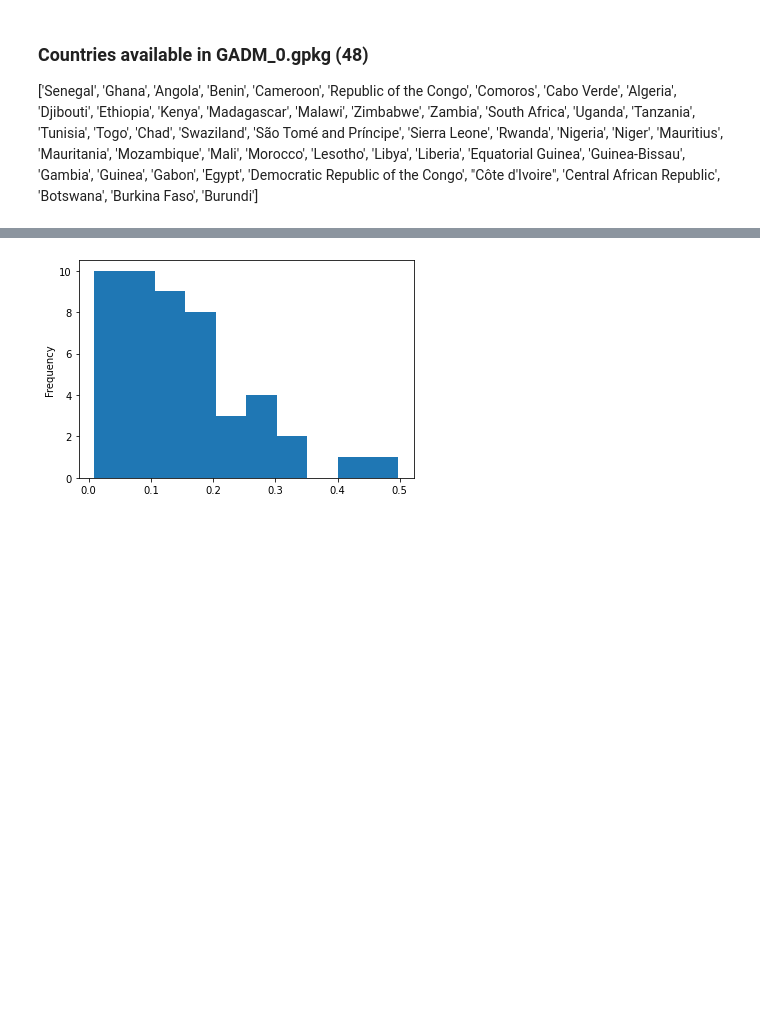
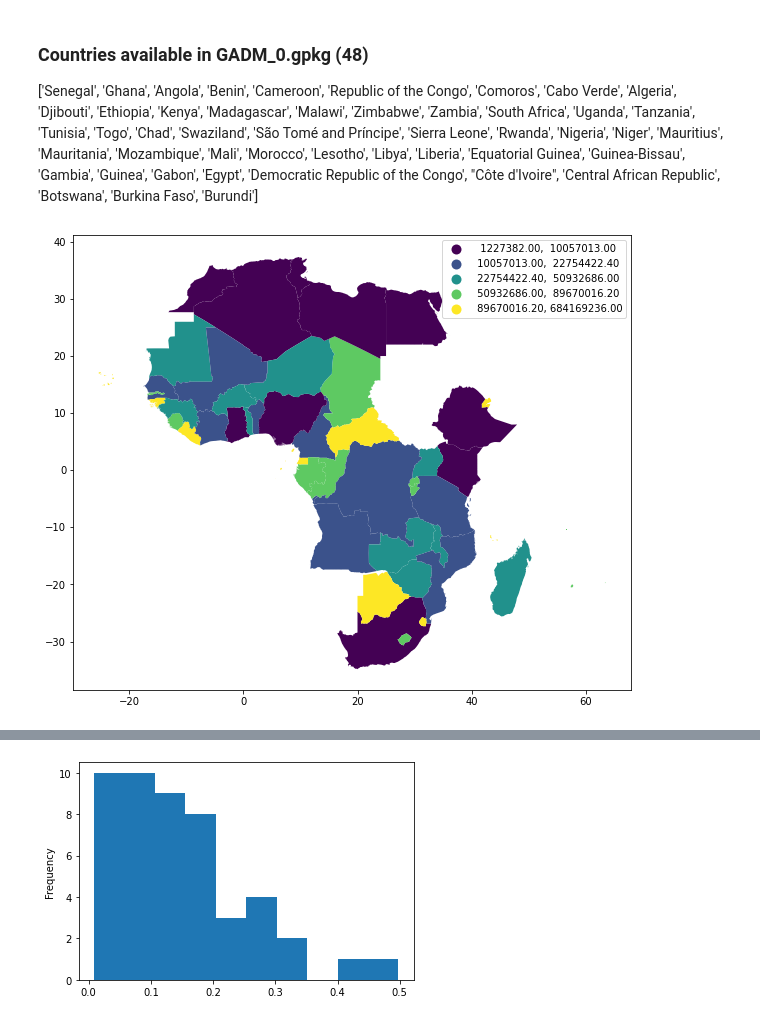
Before and after one commit to Societal-Computing/health_inequalities, a Jupyter notebook: notebooks/Data_creation.ipynb, the cells around one changed output, grey strips where cells are left out. Drawn from its saved outputs; the diff is of its cells as text; code cells hidden in the pictures; blank space fills up the shorter version.

Commit message:
Added visualisation and reqs

```diff
--- a/notebooks/Data_creation.ipynb
+++ b/notebooks/Data_creation.ipynb
@@ -70,3 +71,8 @@ gadm_0.head()
  'Botswana',
  'Burkina Faso',
  'Burundi']
+# %%
+gadm_0.plot(figsize=(10,10),column='SCI',legend=True, scheme='quantiles')
+plt.show()
+# %% [output]
+[figure, added]
```
Also changed, not shown: parts of 12 cells of this notebook, 1 other file.
